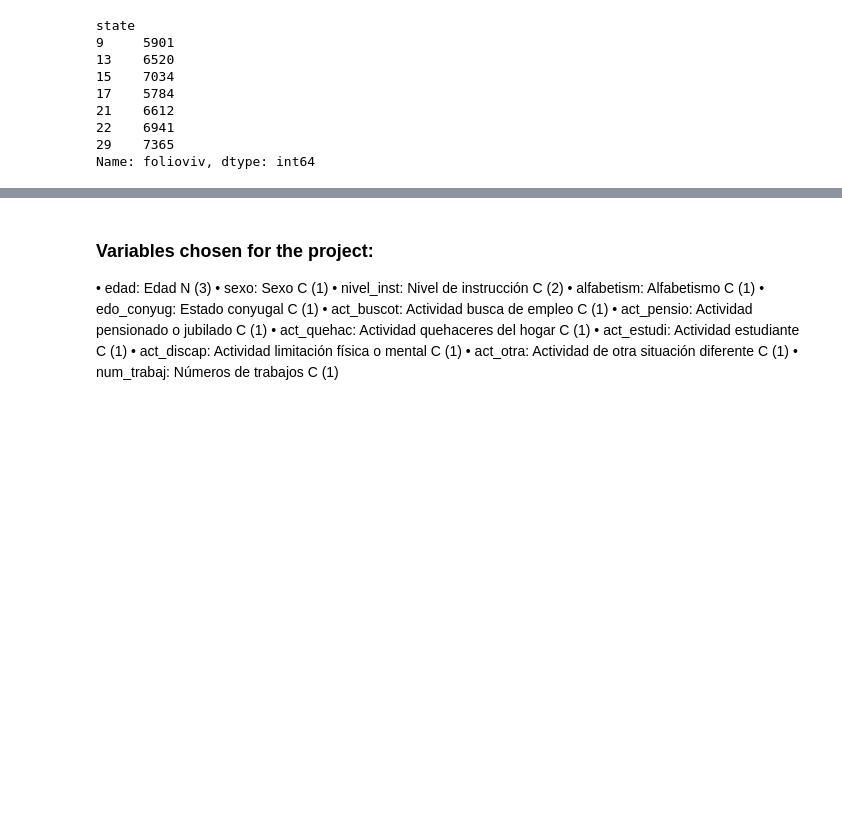
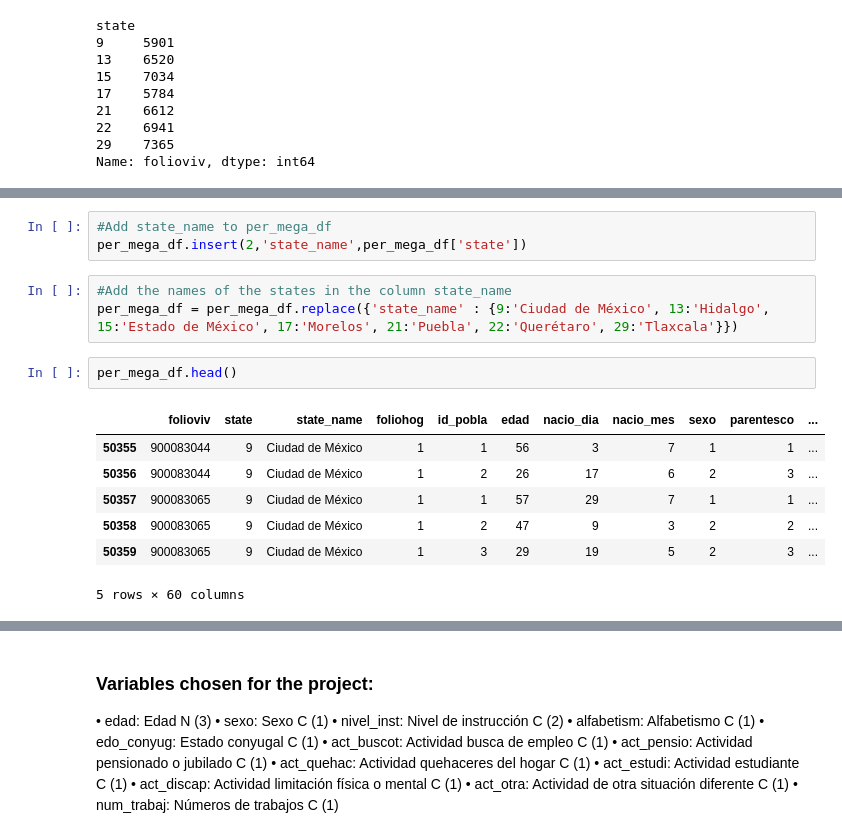
Before and after one commit to bkachava/d5survey, a Jupyter notebook: Notebooks/data_mega_ENH_BD.ipynb, the cells around one changed output, grey strips where cells are left out. Drawn from its saved outputs; the diff is of its cells as text; blank space fills up the shorter version.

```diff
--- a/Notebooks/data_mega_ENH_BD.ipynb
+++ b/Notebooks/data_mega_ENH_BD.ipynb
@@ -881,0 +991,16 @@ Name: folioviv, dtype: int64
+# %%
+#Add state_name to per_mega_df
+per_mega_df.insert(2,'state_name',per_mega_df['state'])
+# %%
+#Add the names of the states in the column state_name
+per_mega_df = per_mega_df.replace({'state_name' : {9:'Ciudad de México', 13:'Hidalgo', 15:'Estado de México', 17:'Morelos', 21:'Puebla', 22:'Querétaro', 29:'Tlaxcala'}})
+# %%
+per_mega_df.head()
+# %% [output]
+|  | folioviv | state | state_name | foliohog | id_pobla | edad | nacio_dia | nacio_mes | sexo | parentesco | ... |
+| 50355 | 900083044 | 9 | Ciudad de México | 1 | 1 | 56 | 3 | 7 | 1 | 1 | ... |
+| 50356 | 900083044 | 9 | Ciudad de México | 1 | 2 | 26 | 17 | 6 | 2 | 3 | ... |
+| 50357 | 900083065 | 9 | Ciudad de México | 1 | 1 | 57 | 29 | 7 | 1 | 1 | ... |
+| 50358 | 900083065 | 9 | Ciudad de México | 1 | 2 | 47 | 9 | 3 | 2 | 2 | ... |
+| 50359 | 900083065 | 9 | Ciudad de México | 1 | 3 | 29 | 19 | 5 | 2 | 3 | ... |
+5 rows × 60 columns
```
Also changed, not shown: parts of 42 cells of this notebook.
